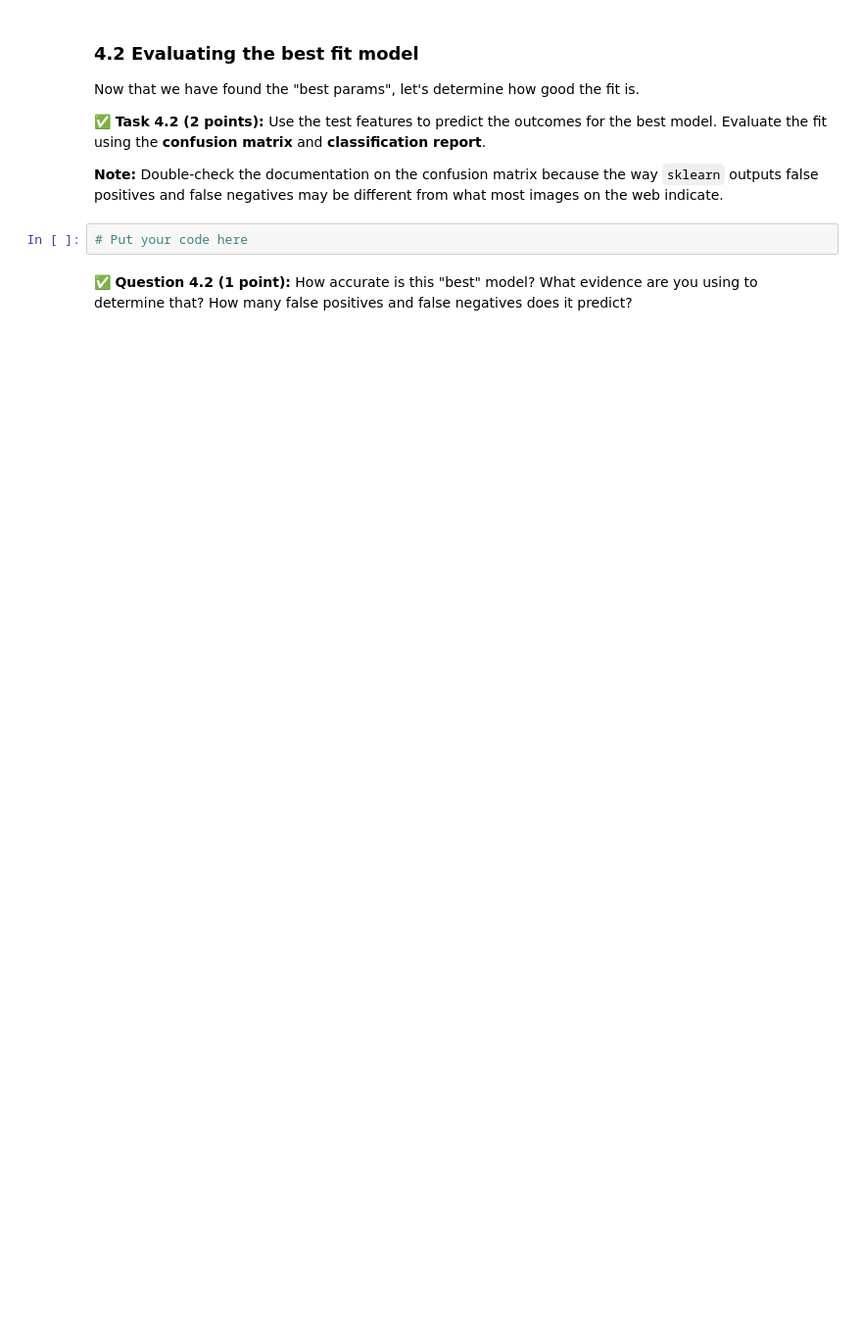
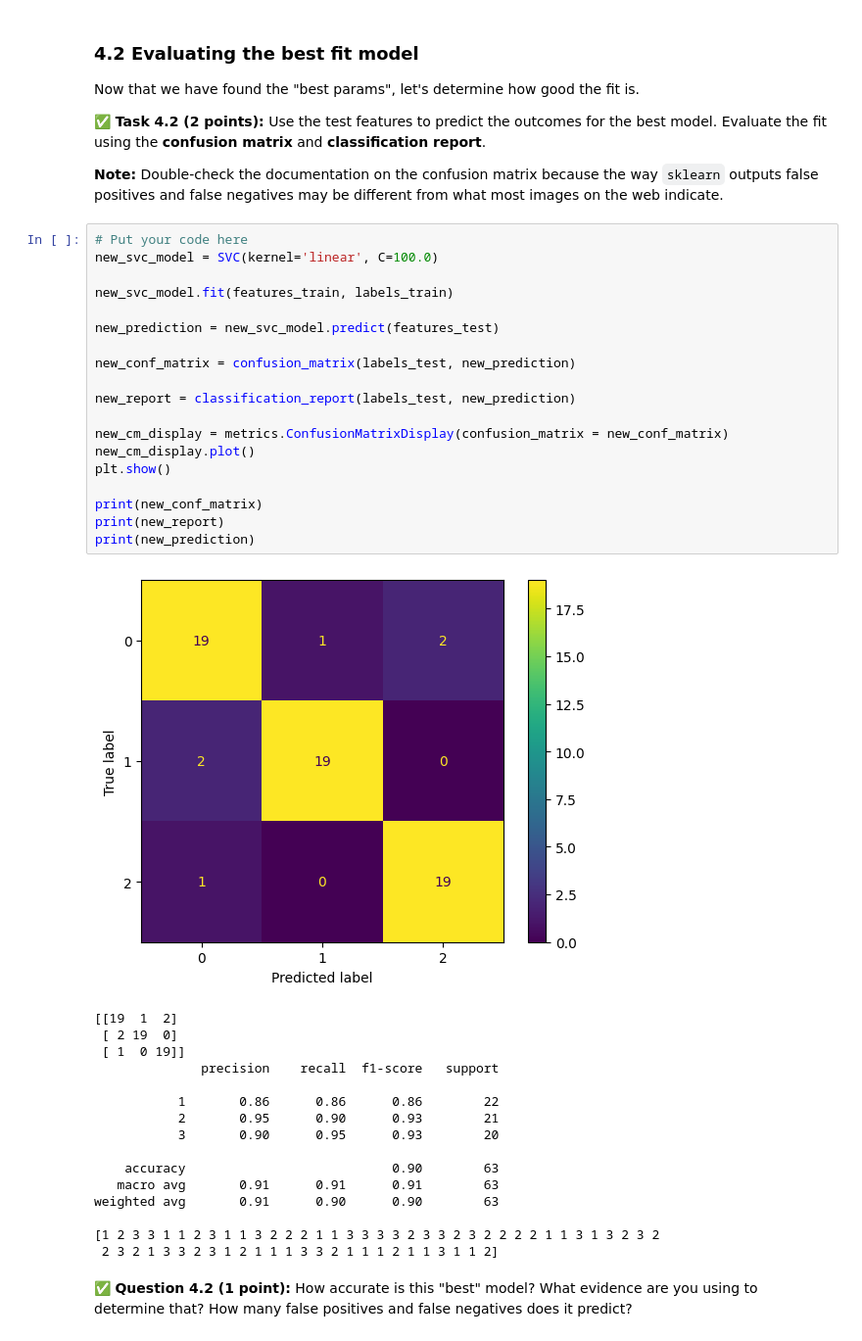
Before and after one commit to dixonde3/CMSE-202, a Jupyter notebook: hw-04/HW-04_PerceptronSVMandPCA-STUDENT.ipynb, the cells around one changed output. Shown at 98% size. Cells and saved outputs as stored; diff of their text form; blank space fills up the shorter version.

```diff
--- a/hw-04/HW-04_PerceptronSVMandPCA-STUDENT.ipynb
+++ b/hw-04/HW-04_PerceptronSVMandPCA-STUDENT.ipynb
@@ -282,7 +302,41 @@ Now that we have found the "best params", let's determine how good the fit is.
 **&#9989; Task 4.2 (2 points):** Use the test features to predict the outcomes for the best model. Evaluate the fit using the **confusion matrix** and **classification report**.
 
 **Note:** Double-check the documentation on the confusion matrix because the way `sklearn` outputs false positives and false negatives may be different from what most images on the web indicate.
-# %%
-# Put your code here
+# %%
+# Put your code here
+new_svc_model = SVC(kernel='linear', C=100.0)
+
+new_svc_model.fit(features_train, labels_train)
+
+new_prediction = new_svc_model.predict(features_test)
+
+new_conf_matrix = confusion_matrix(labels_test, new_prediction)
+
+new_report = classification_report(labels_test, new_prediction)
+
+new_cm_display = metrics.ConfusionMatrixDisplay(confusion_matrix = new_conf_matrix)
+new_cm_display.plot()
+plt.show()
+
+print(new_conf_matrix)
+print(new_report)
+print(new_prediction)
+# %% [output]
+[figure, added]
+[[19  1  2]
+ [ 2 19  0]
+ [ 1  0 19]]
+              precision    recall  f1-score   support
+
+           1       0.86      0.86      0.86        22
+           2       0.95      0.90      0.93        21
+           3       0.90      0.95      0.93        20
+
+    accuracy                           0.90        63
+   macro avg       0.91      0.91      0.91        63
+weighted avg       0.91      0.90      0.90        63
+
+[1 2 3 3 1 1 2 3 1 1 3 2 2 2 1 1 3 3 3 3 2 3 3 2 3 2 2 2 2 1 1 3 1 3 2 3 2
+ 2 3 2 1 3 3 2 3 1 2 1 1 1 3 3 2 1 1 1 2 1 1 3 1 1 2]
 # %% [markdown]
 &#9989; **Question 4.2 (1 point):** How accurate is this "best" model? What evidence are you using to determine that? How many false positives and false negatives does it predict?
```
Also changed, not shown: parts of 9 cells of this notebook.
